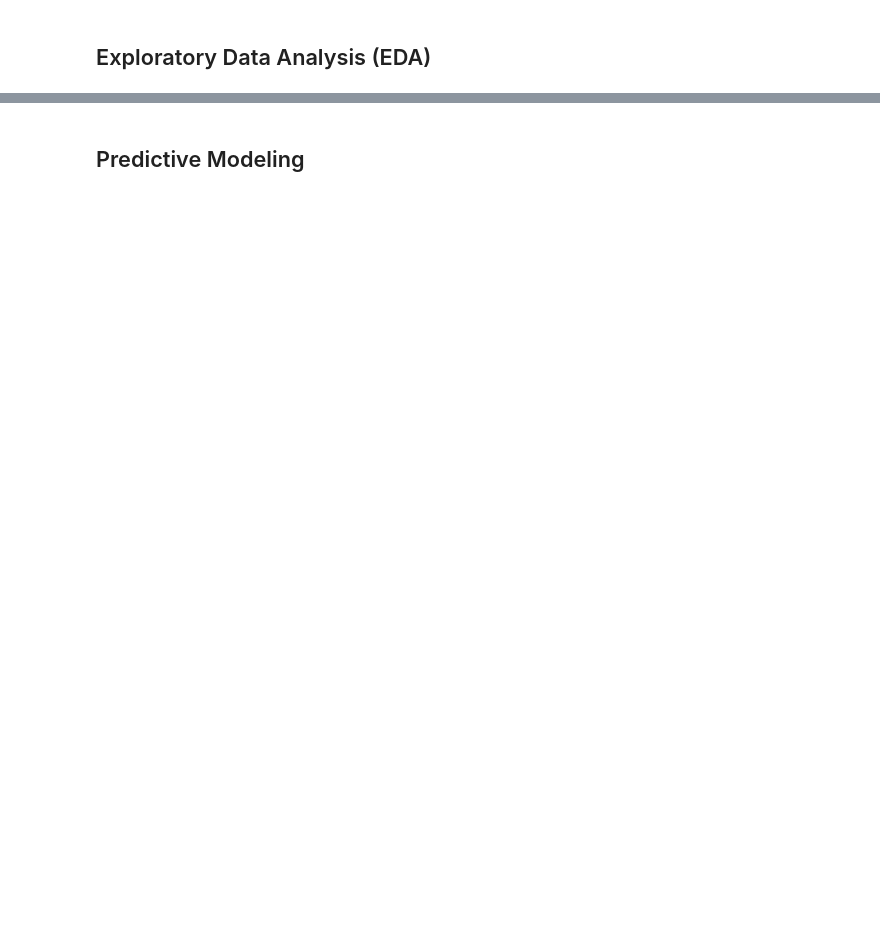
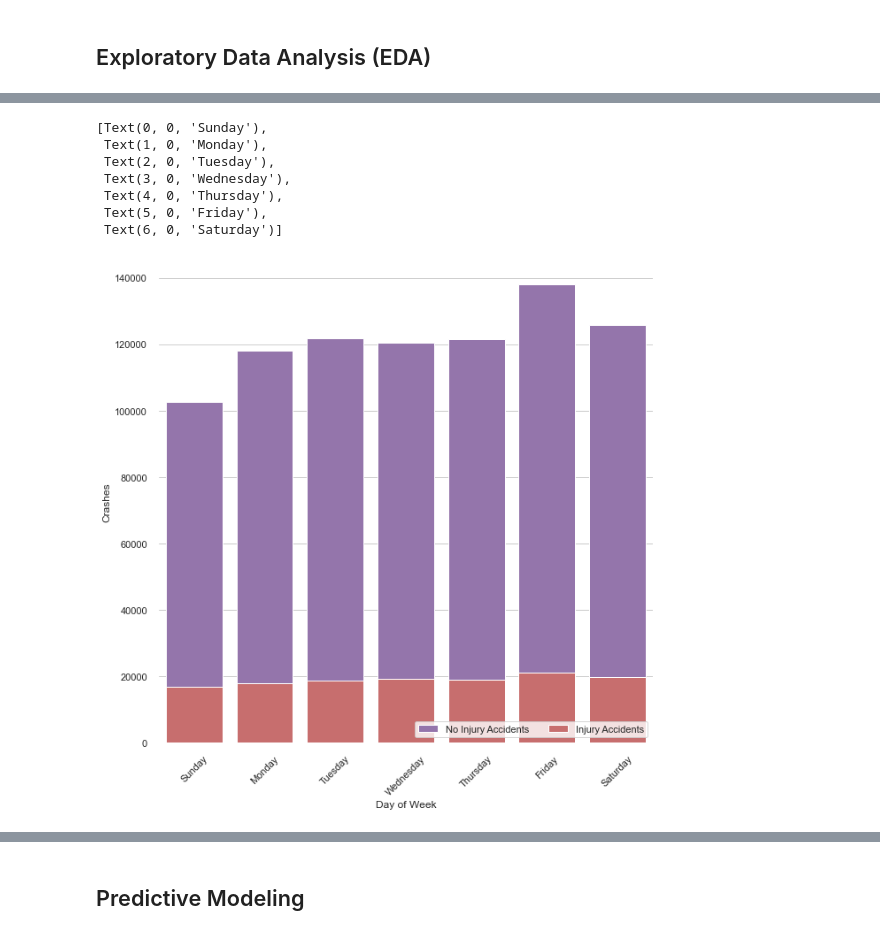
Before and after one commit to marcosvppfernandes/chicagoteam_quanggang, a Jupyter notebook: final_notebook.ipynb, the cells around one changed output, grey strips where cells are left out. Saved outputs shown, nothing was run; the diff lists cells and outputs as text; code cells hidden in the pictures; blank space fills up the shorter version.

```diff
--- a/final_notebook.ipynb
+++ b/final_notebook.ipynb
@@ -149,2 +143,4 @@ vehicles =
+# %%
+vehicles = pd.read_csv('data/traffic_crashes_vehicles.csv', low_memory=False)
 # %% [markdown]
 ## Exploratory Data Analysis (EDA)
@@ -164,0 +218,37 @@ vehicles.dropna(inplace=True)
+# %%
+import calendar
+crash_no_inj = crashes[crashes['injuries_total'] == 0]
+crash_inj    = crashes[crashes['injuries_total'] > 0]
+
+crash_no_inj = crash_no_inj.groupby('crash_day_of_week').sum()
+crash_inj    = crash_inj.groupby('crash_day_of_week').sum()
+
+cni = crash_no_inj['num_units']
+cyi = crash_inj['num_units']
+
+cni = pd.DataFrame(cni)
+cyi = pd.DataFrame(cyi)
+
+f, ax = plt.subplots(figsize=(10, 10))
+
+sns.set_color_codes("muted")
+sns.barplot(x=cni.index, y="num_units", data=cni,
+            label="No Injury Accidents", color="m")
+
+sns.set_color_codes("muted")
+sns.barplot(x=cyi.index, y="num_units", data=cyi,
+            label="Injury Accidents", color="r")
+
+ax.legend(ncol=2, loc="lower right", frameon=True)
+ax.set(ylabel="Crashes", xlabel="Day of Week")
+sns.despine(left=True, bottom=True)
+ax.set_xticklabels(list(calendar.day_name)[-1:]+list(calendar.day_name)[:6], rotation=45)
+# %% [output]
+[Text(0, 0, 'Sunday'),
+ Text(1, 0, 'Monday'),
+ Text(2, 0, 'Tuesday'),
+ Text(3, 0, 'Wednesday'),
+ Text(4, 0, 'Thursday'),
+ Text(5, 0, 'Friday'),
+ Text(6, 0, 'Saturday')]
+[figure, added]
```
Also changed, not shown: parts of 33 cells of this notebook, 4 other files.
